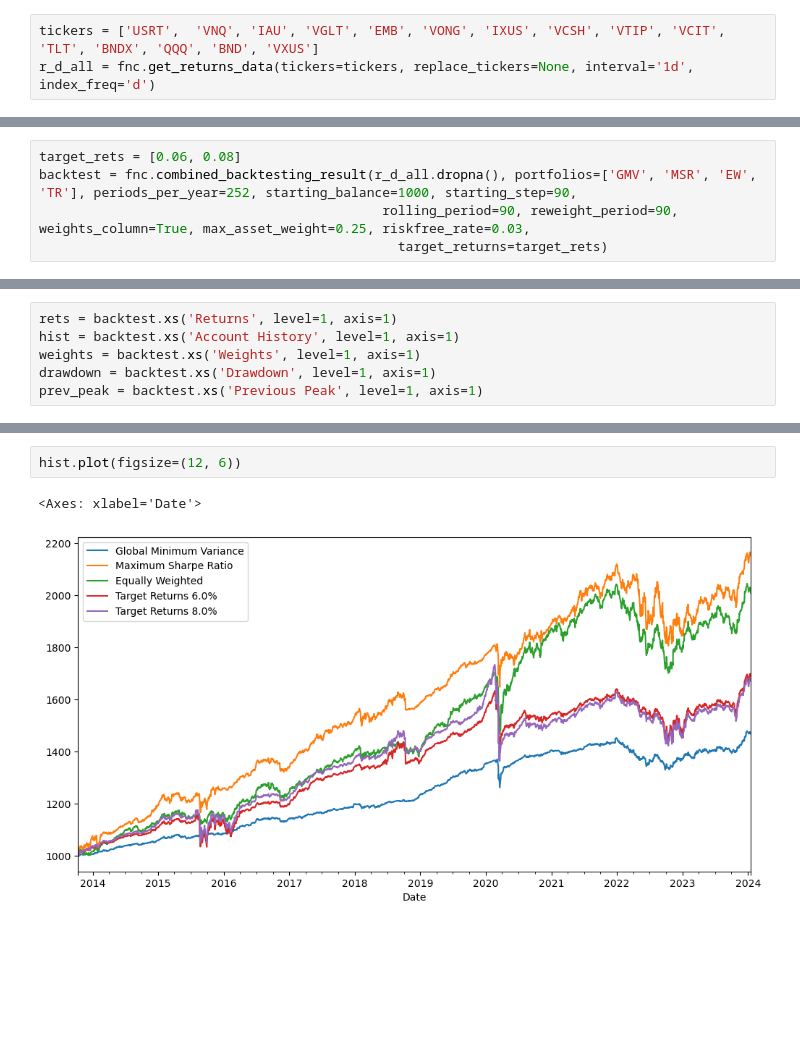
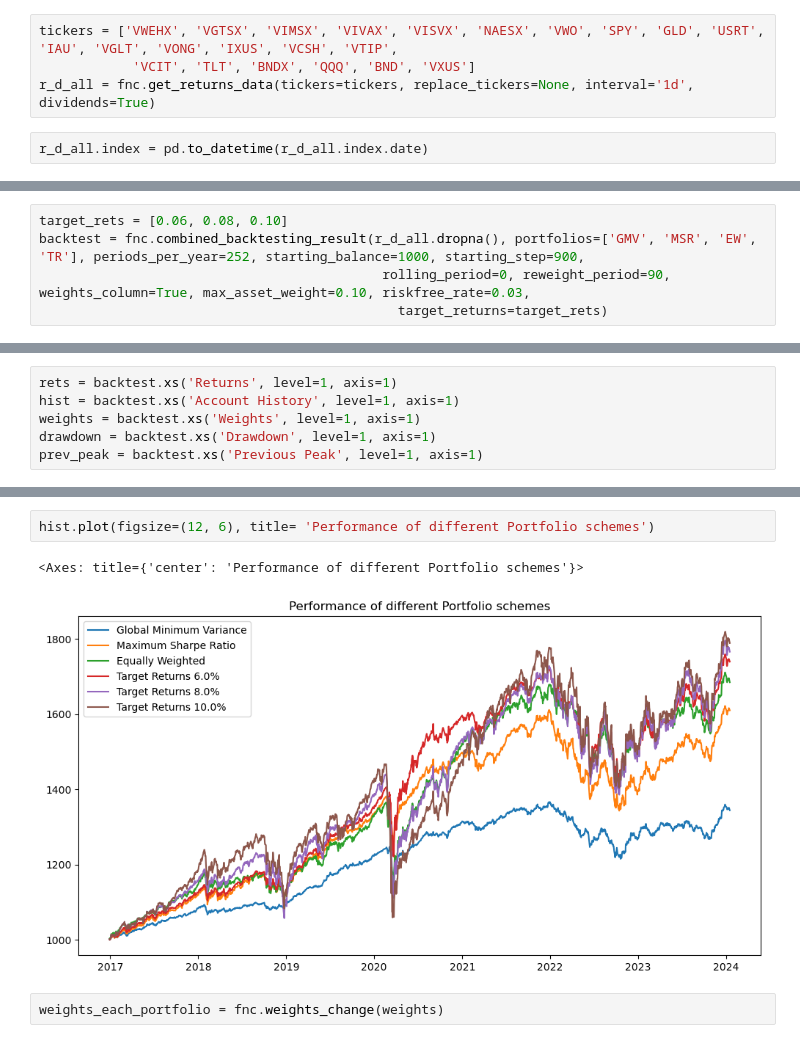
Before and after one commit to Titiksh-07/Portfolio-Construction-and-Analysis, a Jupyter notebook: notebooks/Portfolio_construction_7_execution.ipynb, the cells around one changed output, grey strips where cells are left out. Saved outputs shown, nothing was run; the diff lists cells and outputs as text; blank space fills up the shorter version.

```diff
--- a/notebooks/Portfolio_construction_7_execution.ipynb
+++ b/notebooks/Portfolio_construction_7_execution.ipynb
@@ -23,8 +23,11 @@ First I will select the assets I want in my portfolio, this will be done manuall
 
 So far I have developed all the tools I need in order to analyze a portfolio but now comes the main part which is deciding and then actually executing my ideas.
 # %%
-tickers = ['USRT',  'VNQ', 'IAU', 'VGLT', 'EMB', 'VONG', 'IXUS', 'VCSH', 'VTIP', 'VCIT', 'TLT', 'BNDX', 'QQQ', 'BND', 'VXUS']
-r_d_all = fnc.get_returns_data(tickers=tickers, replace_tickers=None, interval='1d', index_freq='d')
+tickers = ['VWEHX', 'VGTSX', 'VIMSX', 'VIVAX', 'VISVX', 'NAESX', 'VWO', 'SPY', 'GLD', 'USRT', 'IAU', 'VGLT', 'VONG', 'IXUS', 'VCSH', 'VTIP',
+            'VCIT', 'TLT', 'BNDX', 'QQQ', 'BND', 'VXUS']
+r_d_all = fnc.get_returns_data(tickers=tickers, replace_tickers=None, interval='1d', dividends=True)
+# %%
+r_d_all.index = pd.to_datetime(r_d_all.index.date)
 # %%
 r_d_all
 # %% [output]
@@ -128,9 +152,9 @@ fnc.plot_ef(100, annu_r, cov, show_gmv=True, show_msr=True, riskfree_rate=0.03)
 ## Backtests
 Backtest and analyze the results of backtesting results of different types of portfolios
 # %%
-target_rets = [0.06, 0.08]
-backtest = fnc.combined_backtesting_result(r_d_all.dropna(), portfolios=['GMV', 'MSR', 'EW', 'TR'], periods_per_year=252, starting_balance=1000, starting_step=90,
-                                            rolling_period=90, reweight_period=90, weights_column=True, max_asset_weight=0.25, riskfree_rate=0.03,
+target_rets = [0.06, 0.08, 0.10]
+backtest = fnc.combined_backtesting_result(r_d_all.dropna(), portfolios=['GMV', 'MSR', 'EW', 'TR'], periods_per_year=252, starting_balance=1000, starting_step=900,
+                                            rolling_period=0, reweight_period=90, weights_column=True, max_asset_weight=0.10, riskfree_rate=0.03,
                                               target_returns=target_rets)
 # %%
 backtest
@@ -168,5 +204,7 @@ fnc.summary_stats(rets, periods_per_year=252)
 # %%
-hist.plot(figsize=(12, 6))
+hist.plot(figsize=(12, 6), title= 'Performance of different Portfolio schemes')
 # %% [output]
-<Axes: xlabel='Date'>
+<Axes: title={'center': 'Performance of different Portfolio schemes'}>
-[figure, old version]
+[figure, new version]
+# %%
+weights_each_portfolio = fnc.weights_change(weights)
```
Also changed, not shown: parts of 14 cells of this notebook.
